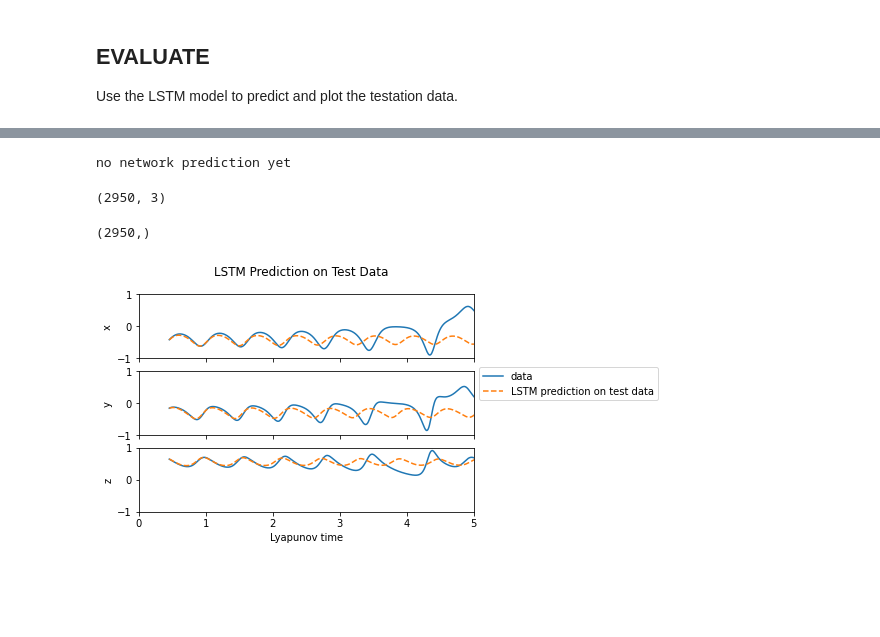
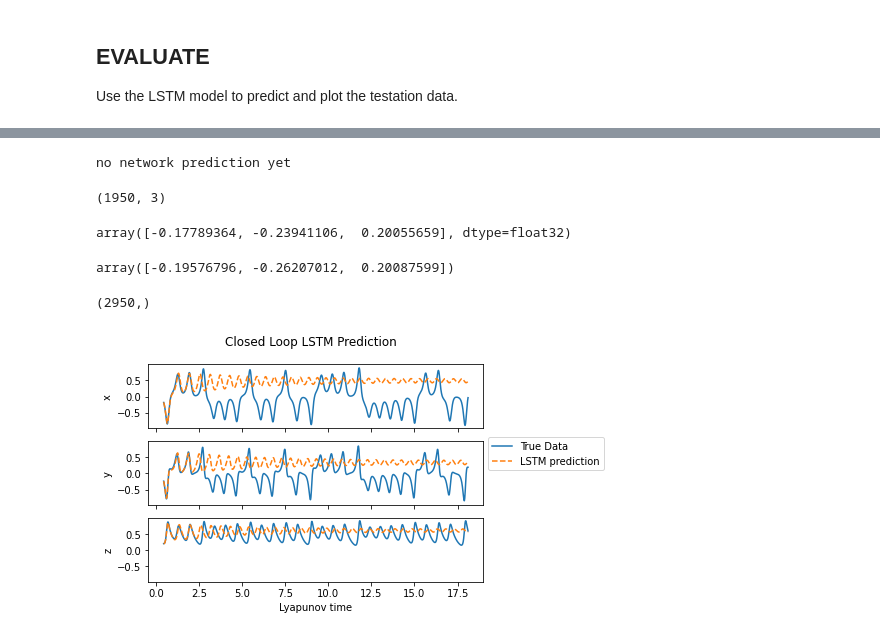
Before and after one commit to MagriLab/POLA-LSTM, a Jupyter notebook: LSTM_Lorenz_3D.ipynb, the cells around one changed output, grey strips where cells are left out. Saved outputs shown, nothing was run; the diff lists cells and outputs as text; code cells hidden in the pictures; blank space fills up the shorter version.

```diff
--- a/LSTM_Lorenz_3D.ipynb
+++ b/LSTM_Lorenz_3D.ipynb
@@ -149,0 +287,15 @@ def add_new_pred(pred_old, pred_new):
+# %%
+cloop_size = 10
+test_window, labels, idx = select_random_window_with_label(df_train.transpose(), cloop_size) # np.append(df_train[:, -50:], df_test, axis=1)
+predictions = model.predict(test_window)
+for iteration in range(1,cloop_size):
+    new_pred = model.predict(test_window[iteration])
+    predictions = add_new_pred(predictions, new_pred)
+print(predictions.shape)
+cloop_windows, cloop_label = add_cloop_prediction(df_train.transpose(), idx, predictions)
+print(np.array(cloop_windows).shape, cloop_label.shape)
+
+optimizer = tf.keras.optimizers.Adam(learning_rate=0.0001)
+loss = tf.keras.losses.MeanSquaredError()
+model.compile(loss='mse', optimizer='adam')
+model.fit(cloop_windows, cloop_label, epochs=10, batch_size=32)
@@ -150,19 +366,24 @@ def add_new_pred(pred_old, pred_new):
+# %%
+model=model_oloop
 # %%
-test_window = create_window_closed_loop(df_test.transpose(), 0)
+test_window = create_window_closed_loop(df_test.transpose(), 0)  # np.append(df_train[:, -50:], df_test, axis=1)
 predictions = model.predict(test_window)
-for iteration in range(1,2950):
+for iteration in range(1,1950):
     test_window = create_window_closed_loop(df_test.transpose(), iteration, predictions)
     new_pred = model.predict(test_window)
     predictions = add_new_pred(predictions, new_pred)
 predictions.shape
 # %% [output]
 no network prediction yet
-(2950, 3)
+(1950, 3)
-# %%
-def compute_lyapunov_time_arr(time_vector, c_lyapunov=0.90566):
-    t_lyapunov = 1/c_lyapunov
-    lyapunov_time = (time_vector[50:]-time_vector[0])/t_lyapunov
-    return lyapunov_time
+# %%
+predictions[0,:]
+# %% [output]
+array([-0.17789364, -0.23941106,  0.20055659], dtype=float32)
+# %%
+df_test[:, 50]
+# %% [output]
+array([-0.19576796, -0.26207012,  0.20087599])
 # %%
 lyapunov_time = compute_lyapunov_time_arr(time_test)
 print(lyapunov_time.shape)
@@ -170,24 +391,25 @@ print(lyapunov_time.shape)
 (2950,)
 # %%
 pred_closed_loop = predictions
-test_time_end = 50 +len(predictions)
+test_time_end = len(predictions)
 fig, (ax1, ax2, ax3) = plt.subplots(3, sharex=True, sharey=True, facecolor="white")#, figsize=(15, 15))
-fig.suptitle('LSTM Prediction on Test Data')
-ax1.plot(lyapunov_time[:test_time_end],x_test[50:test_time_end], label='data')
-ax1.plot(lyapunov_time[:test_time_end],pred_closed_loop[:,0],'--', label='RNN prediction on test data')
+fig.suptitle('Closed Loop LSTM Prediction')
+ax1.plot(lyapunov_time[:test_time_end],x_test[50:50+test_time_end], label='True Data')
+ax1.plot(lyapunov_time[:test_time_end],pred_closed_loop[:,0],'--', label='RNN Prediction')
 ax1.set_ylabel('x')
 
-ax2.plot(lyapunov_time[:test_time_end],y_test[50:test_time_end], label='data')
+ax2.plot(lyapunov_time[:test_time_end],y_test[50:50+test_time_end], label='data')
 ax2.plot(lyapunov_time[:test_time_end],pred_closed_loop[:,1],'--', label='RNN prediction on test data')
 ax2.set_ylabel('y')
-ax3.plot(lyapunov_time[:test_time_end],z_test[50:test_time_end], label='data')
-ax3.plot(lyapunov_time[:test_time_end],pred_closed_loop[:,2],'--', label='LSTM prediction on test data')
+ax3.plot(lyapunov_time[:test_time_end],z_test[50:50+test_time_end], label='True Data')
+ax3.plot(lyapunov_time[:test_time_end],pred_closed_loop[:,2],'--', label='LSTM prediction')
 ax3.set_ylabel('z')
 ax3.set_xlabel('Lyapunov time')
-ax3.set_ylim(-1,1)
-ax3.set_xlim(0,5)
+#ax3.set_ylim(-1,1)
+#ax3.set_xlim(0,5)
 ax3.legend(loc='center left', bbox_to_anchor=(1, 2.0))
 plt.show()
+#fig.savefig(lyapunov_path, dpi=1000, facecolor="w", bbox_inches='tight')
 # %% [output]
-[figure, old version]
+[figure, new version]
 # %%
```
Also changed, not shown: parts of 31 cells of this notebook, 11 other files.
